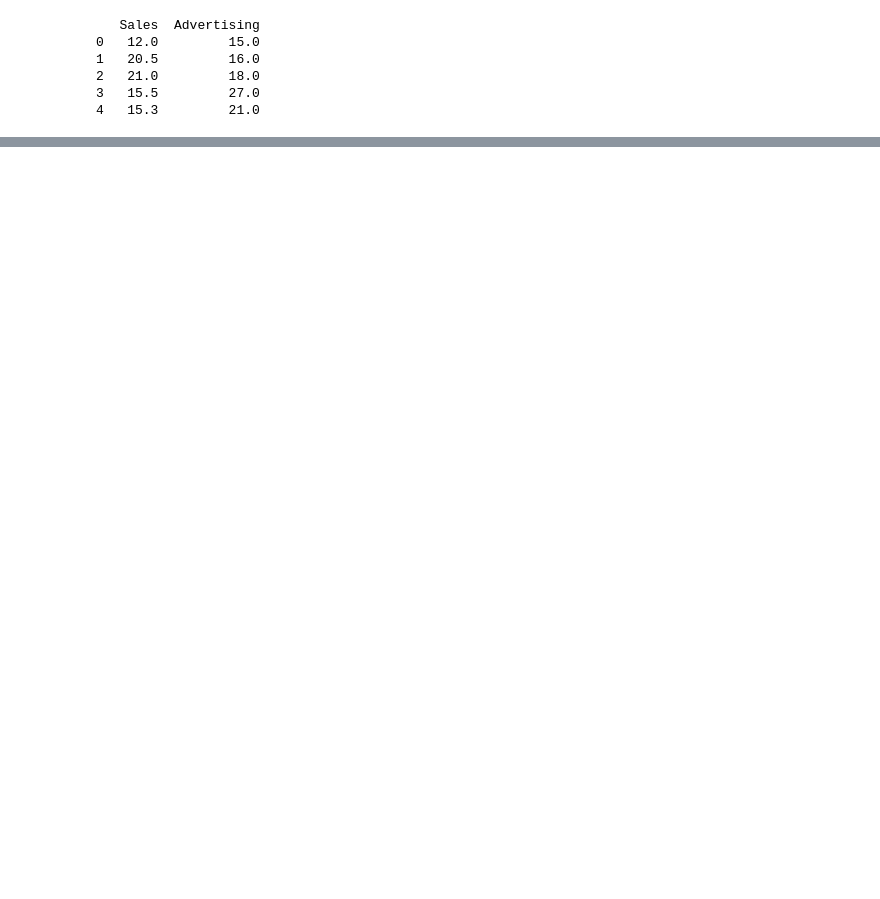
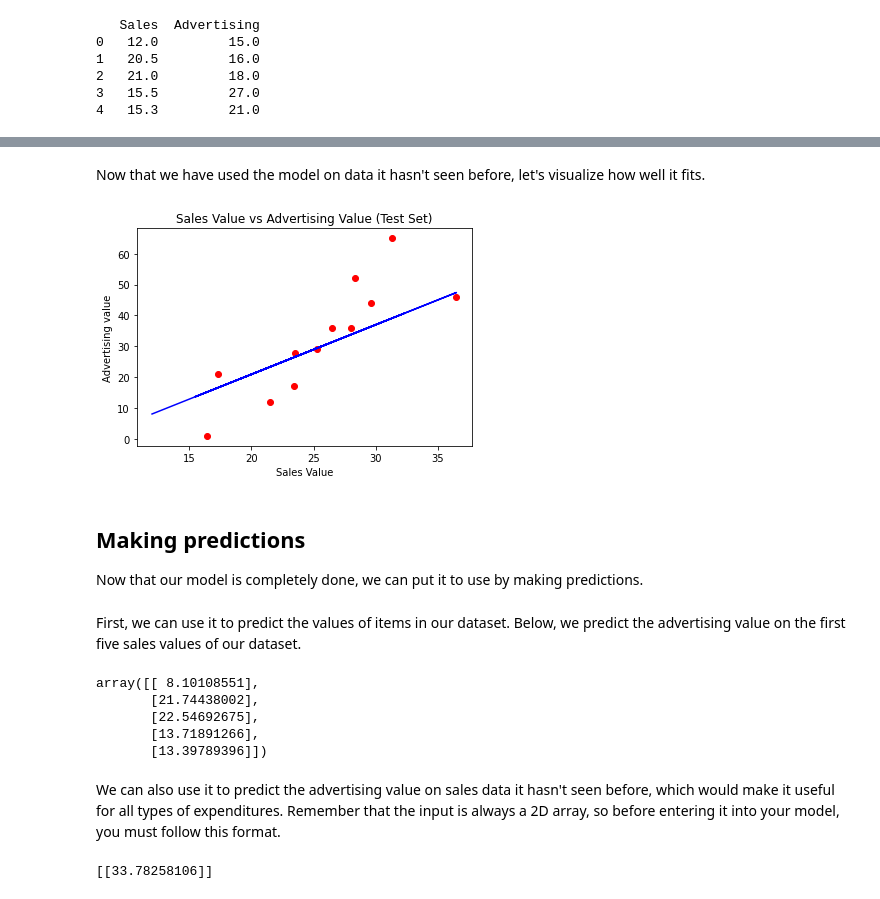
Before and after one commit to Intro-Course-AI-ML/LessonMaterials, a Jupyter notebook: LinearRegressionProject2UNIFINISHED.ipynb, the cells around one changed output, grey strips where cells are left out. Drawn from its saved outputs; the diff is of its cells as text; code cells hidden in the pictures; blank space fills up the shorter version.

Commit message:
almost finished, go over one more time before confirmation

```diff
--- a/LinearRegressionProject2UNIFINISHED.ipynb
+++ b/LinearRegressionProject2UNIFINISHED.ipynb
@@ -338,0 +133,38 @@ x.	Introduction to Machine Learning with Python by Andreas C Muller and Sarah Gu
+# %% [markdown]
+Now that we have used the model on data it hasn't seen before, let's visualize how well it fits.
+# %%
+import matplotlib.pyplot as plt
+# plot the actual data points of test set
+plt.scatter(X_test, y_test, color = 'red')
+# plot the regression line (same as above)
+plt.plot(X_train, lm.predict(X_train), color='blue')
+plt.title('Sales Value vs Advertising Value (Test Set)')
+plt.xlabel('Sales Value')
+plt.ylabel('Advertising value')
+plt.show()
+# %% [output]
+[figure, added]
+# %% [markdown]
+## Making predictions
+
+Now that our model is completely done, we can put it to use by making predictions.
+# %% [markdown]
+First, we can use it to predict the values of items in our dataset. Below, we predict the advertising value on the first five sales values of our dataset.
+# %%
+lm.predict(X)[0:5]
+# %% [output]
+array([[ 8.10108551],
+       [21.74438002],
+       [22.54692675],
+       [13.71891266],
+       [13.39789396]])
+# %% [markdown]
+We can also use it to predict the advertising value on sales data it hasn't seen before, which would make it useful for all types of expenditures. Remember that the input is always a 2D array, so before entering it into your model, you must follow this format.
+# %%
+# To make an individual prediction using the linear regression model.
+
+givenPrediction = [[28]]
+
+print(str(lm.predict(givenPrediction)))
+# %% [output]
+[[33.78258106]]
```
Also changed, not shown: parts of 63 cells of this notebook.
